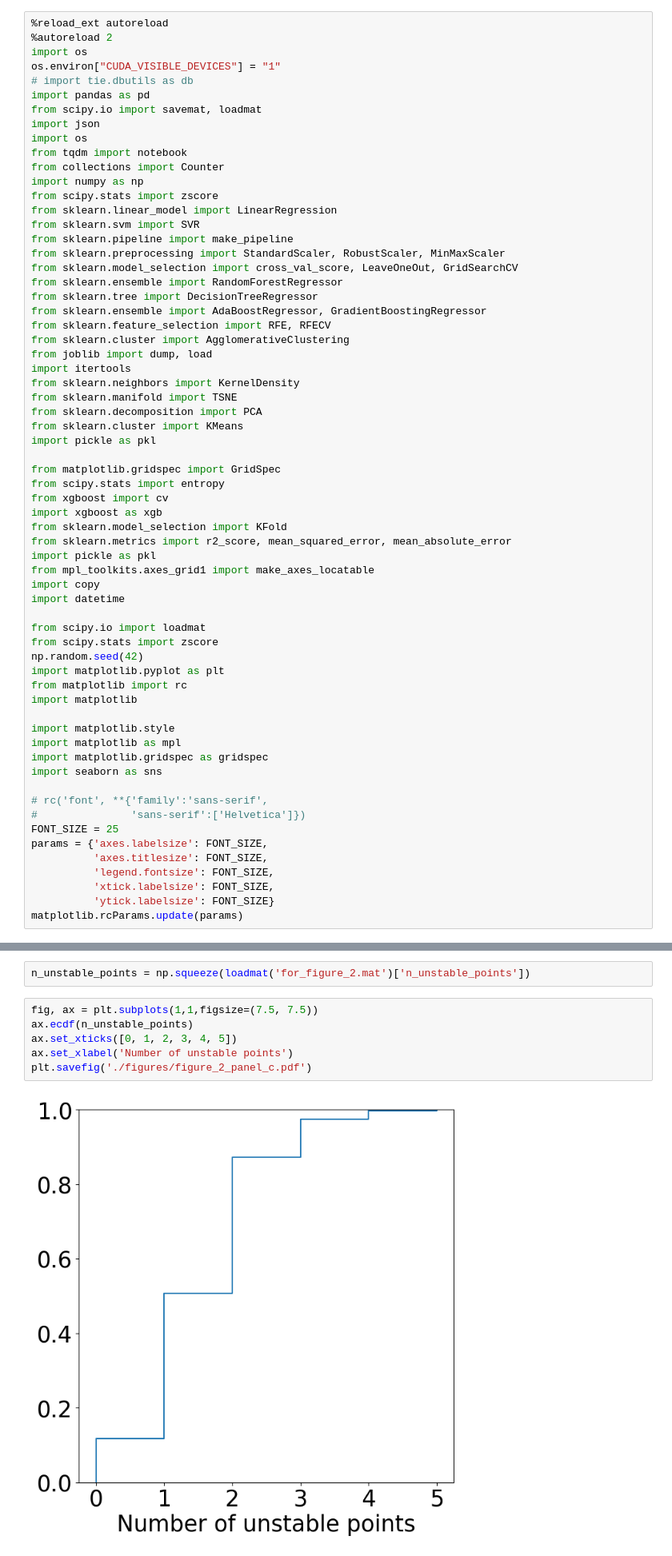
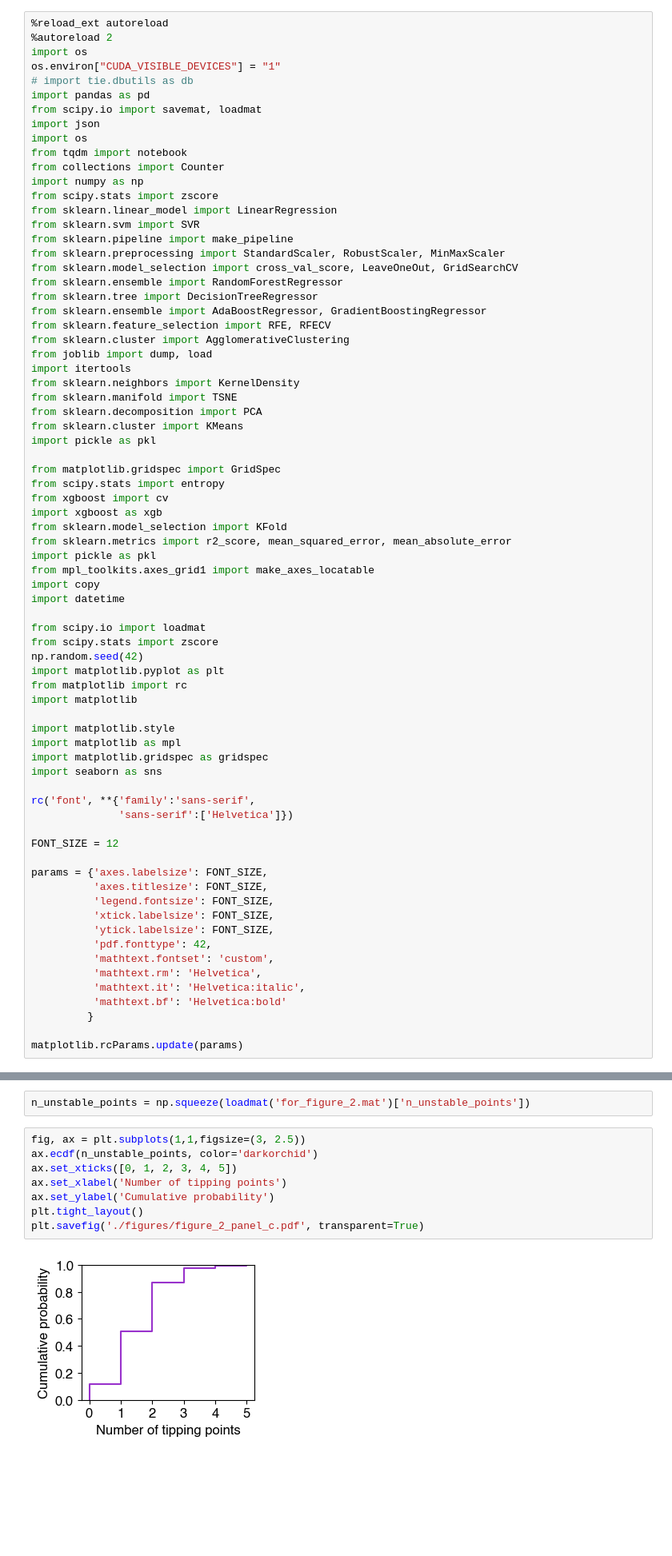
Before and after one commit to codelableidenvelux/ML_Age_Trajectory_2023, a Jupyter notebook: Figures.ipynb, the cells around one changed output, grey strips where cells are left out. Shown: that part at 80% size. Saved outputs shown, nothing was run; the diff lists cells and outputs as text; blank space fills up the shorter version.

```diff
--- a/Figures.ipynb
+++ b/Figures.ipynb
@@ -53,14 +53,23 @@ import matplotlib as mpl
 import matplotlib.gridspec as gridspec
 import seaborn as sns
 
-# rc('font', **{'family':'sans-serif',
-#               'sans-serif':['Helvetica']})
-FONT_SIZE = 25
+rc('font', **{'family':'sans-serif',
+              'sans-serif':['Helvetica']})
+
+FONT_SIZE = 12
+
 params = {'axes.labelsize': FONT_SIZE,
           'axes.titlesize': FONT_SIZE,
           'legend.fontsize': FONT_SIZE,
           'xtick.labelsize': FONT_SIZE,
-          'ytick.labelsize': FONT_SIZE}
+          'ytick.labelsize': FONT_SIZE,
+          'pdf.fonttype': 42,
+          'mathtext.fontset': 'custom',
+          'mathtext.rm': 'Helvetica',
+          'mathtext.it': 'Helvetica:italic',
+          'mathtext.bf': 'Helvetica:bold'
+         }
+
 matplotlib.rcParams.update(params)
 # %%
 def plot_JID(JID, ax, mask=None, color_bar_text="PD", cmap=matplotlib.cm.RdGy_r, vmin=None, vmax=None):
@@ -300,13 +402,15 @@ plt.savefig('./figures/figure_2_panel_a.pdf')
 # %%
 n_unstable_points = np.squeeze(loadmat('for_figure_2.mat')['n_unstable_points'])
 # %%
-fig, ax = plt.subplots(1,1,figsize=(7.5, 7.5))
-ax.ecdf(n_unstable_points)
+fig, ax = plt.subplots(1,1,figsize=(3, 2.5))
+ax.ecdf(n_unstable_points, color='darkorchid')
 ax.set_xticks([0, 1, 2, 3, 4, 5])
-ax.set_xlabel('Number of unstable points')
-plt.savefig('./figures/figure_2_panel_c.pdf')
+ax.set_xlabel('Number of tipping points')
+ax.set_ylabel('Cumulative probability')
+plt.tight_layout()
+plt.savefig('./figures/figure_2_panel_c.pdf', transparent=True)
 # %% [output]
-[figure, old version]
+[figure, new version]
 # %% [markdown]
 ## Panel D
 # %%
```
Also changed, not shown: parts of 38 cells of this notebook, 6 other files.
